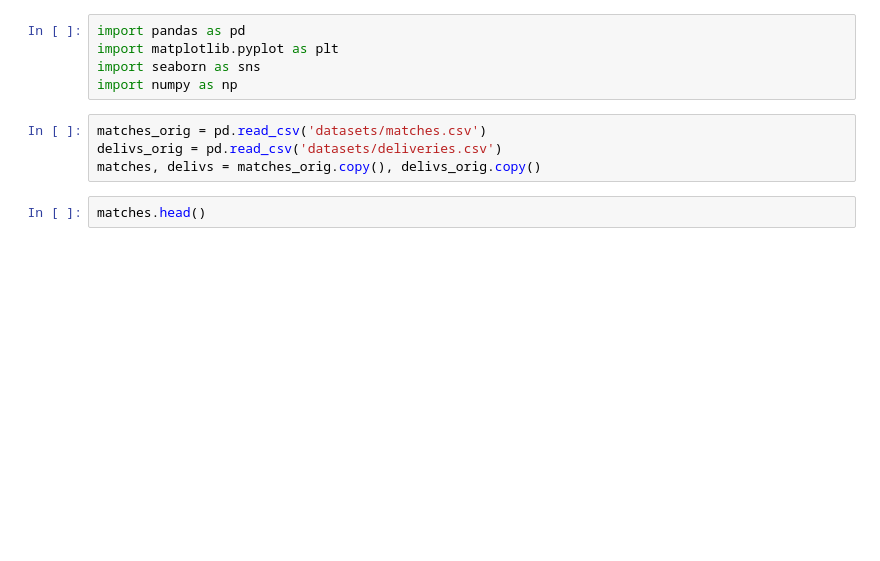
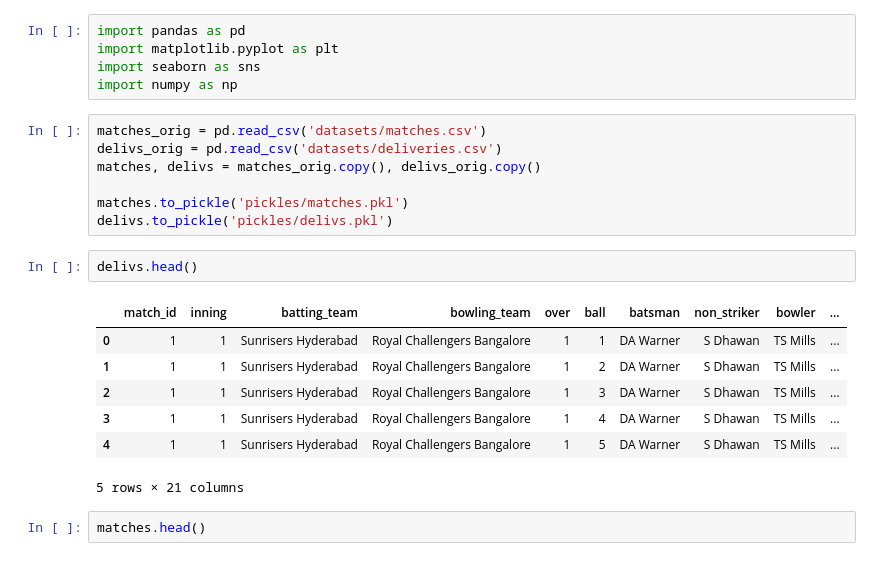
Before and after one commit to ryuukkk/ipl-analysis, a Jupyter notebook: visualisations.ipynb, the cells around one changed output. Saved outputs shown, nothing was run; the diff lists cells and outputs as text; blank space fills up the shorter version.

```diff
--- a/visualisations.ipynb
+++ b/visualisations.ipynb
@@ -7,6 +7,19 @@ import numpy as np
 matches_orig = pd.read_csv('datasets/matches.csv')
 delivs_orig = pd.read_csv('datasets/deliveries.csv')
 matches, delivs = matches_orig.copy(), delivs_orig.copy()
+
+matches.to_pickle('pickles/matches.pkl')
+delivs.to_pickle('pickles/delivs.pkl')
+# %%
+delivs.head()
+# %% [output]
+|  | match_id | inning | batting_team | bowling_team | over | ball | batsman | non_striker | bowler | ... |
+| 0 | 1 | 1 | Sunrisers Hyderabad | Royal Challengers Bangalore | 1 | 1 | DA Warner | S Dhawan | TS Mills | ... |
+| 1 | 1 | 1 | Sunrisers Hyderabad | Royal Challengers Bangalore | 1 | 2 | DA Warner | S Dhawan | TS Mills | ... |
+| 2 | 1 | 1 | Sunrisers Hyderabad | Royal Challengers Bangalore | 1 | 3 | DA Warner | S Dhawan | TS Mills | ... |
+| 3 | 1 | 1 | Sunrisers Hyderabad | Royal Challengers Bangalore | 1 | 4 | DA Warner | S Dhawan | TS Mills | ... |
+| 4 | 1 | 1 | Sunrisers Hyderabad | Royal Challengers Bangalore | 1 | 5 | DA Warner | S Dhawan | TS Mills | ... |
+5 rows × 21 columns
 # %%
 matches.head()
 # %% [output]
```
Also changed, not shown: parts of 7 cells of this notebook.
